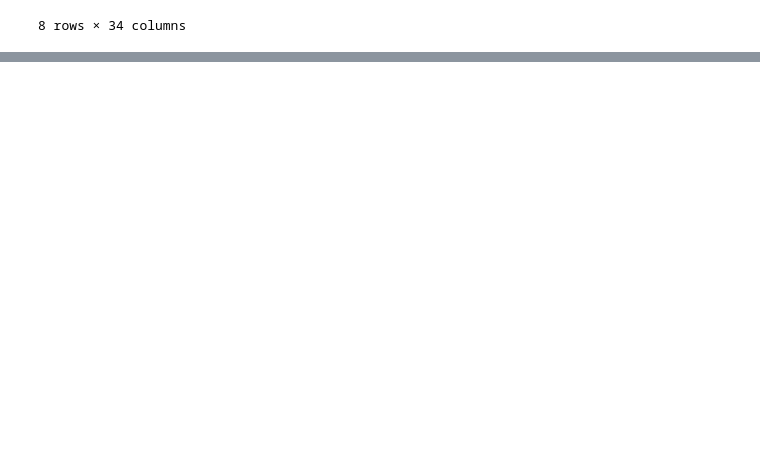
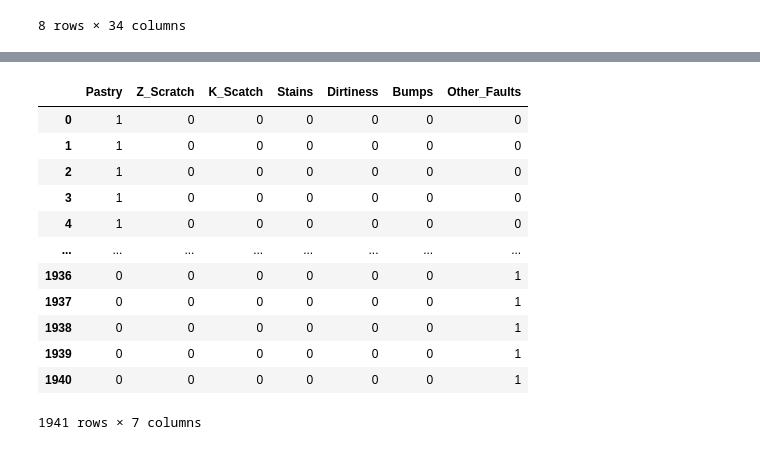
Before and after one commit to Nemos23/Ceramic-defect-analysis-OJCB, a Jupyter notebook: 01_exploratory_analysis.ipynb, the cells around one changed output, grey strips where cells are left out. Cells and saved outputs as stored; diff of their text form; code cells hidden in the pictures; blank space fills up the shorter version.

```diff
--- a/01_exploratory_analysis.ipynb
+++ b/01_exploratory_analysis.ipynb
@@ -68,4 +59,9 @@ memory usage: 515.7 KB
 | max | 1705.000000 | 1713.000000 | 1.298766e+07 | 1.298769e+07 | 152655.000000 | 10449.000000 | 18152.000000 | 1.159141e+07 | ... |
 8 rows × 34 columns
 # %%
-print("hello")
+# Measure defect proportion in the dataset
+defect_cols = df[df.columns[-7:]]
+defect_count = defect_cols.sum().sort_values(ascending=False)
+defect_distribution = defect_count/ defect_count.sum()
+
+print(defect_distribution.round(2))
@@ -71,0 +110,16 @@ print("hello")
+# %%
+defect_cols
+# %% [output]
+|  | Pastry | Z_Scratch | K_Scatch | Stains | Dirtiness | Bumps | Other_Faults |
+| 0 | 1 | 0 | 0 | 0 | 0 | 0 | 0 |
+| 1 | 1 | 0 | 0 | 0 | 0 | 0 | 0 |
+| 2 | 1 | 0 | 0 | 0 | 0 | 0 | 0 |
+| 3 | 1 | 0 | 0 | 0 | 0 | 0 | 0 |
+| 4 | 1 | 0 | 0 | 0 | 0 | 0 | 0 |
+| ... | ... | ... | ... | ... | ... | ... | ... |
+| 1936 | 0 | 0 | 0 | 0 | 0 | 0 | 1 |
+| 1937 | 0 | 0 | 0 | 0 | 0 | 0 | 1 |
+| 1938 | 0 | 0 | 0 | 0 | 0 | 0 | 1 |
+| 1939 | 0 | 0 | 0 | 0 | 0 | 0 | 1 |
+| 1940 | 0 | 0 | 0 | 0 | 0 | 0 | 1 |
+1941 rows × 7 columns
```
Also changed, not shown: parts of 9 cells of this notebook.
